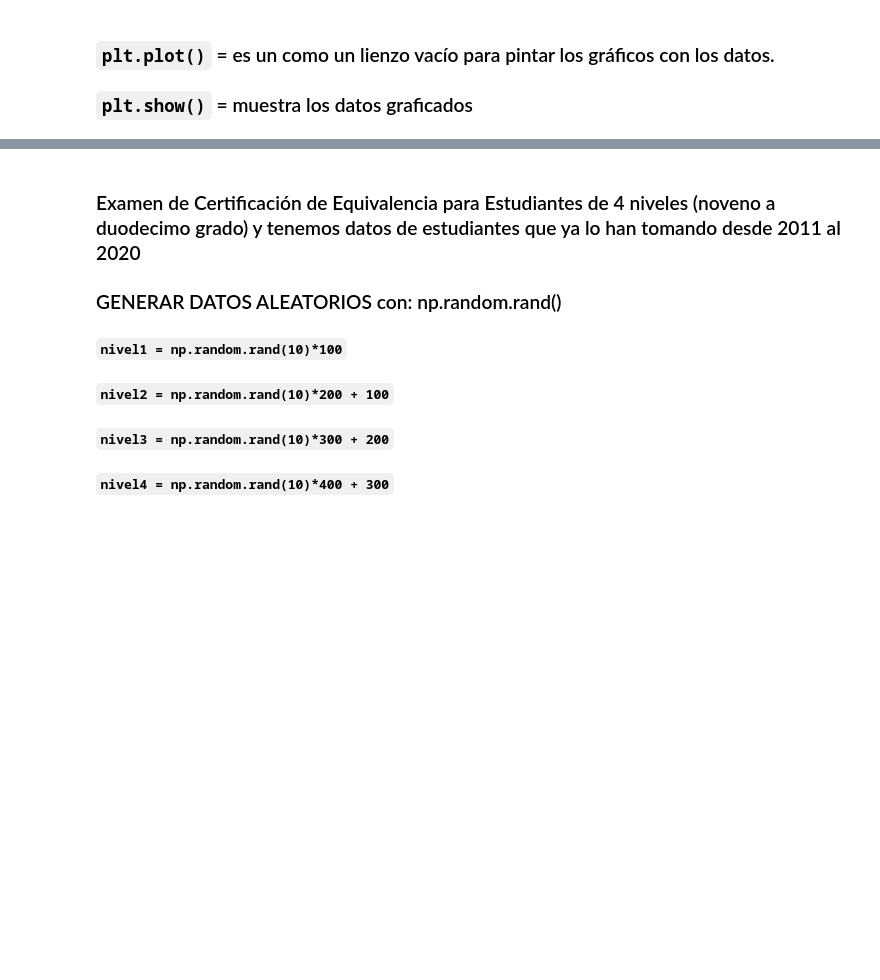
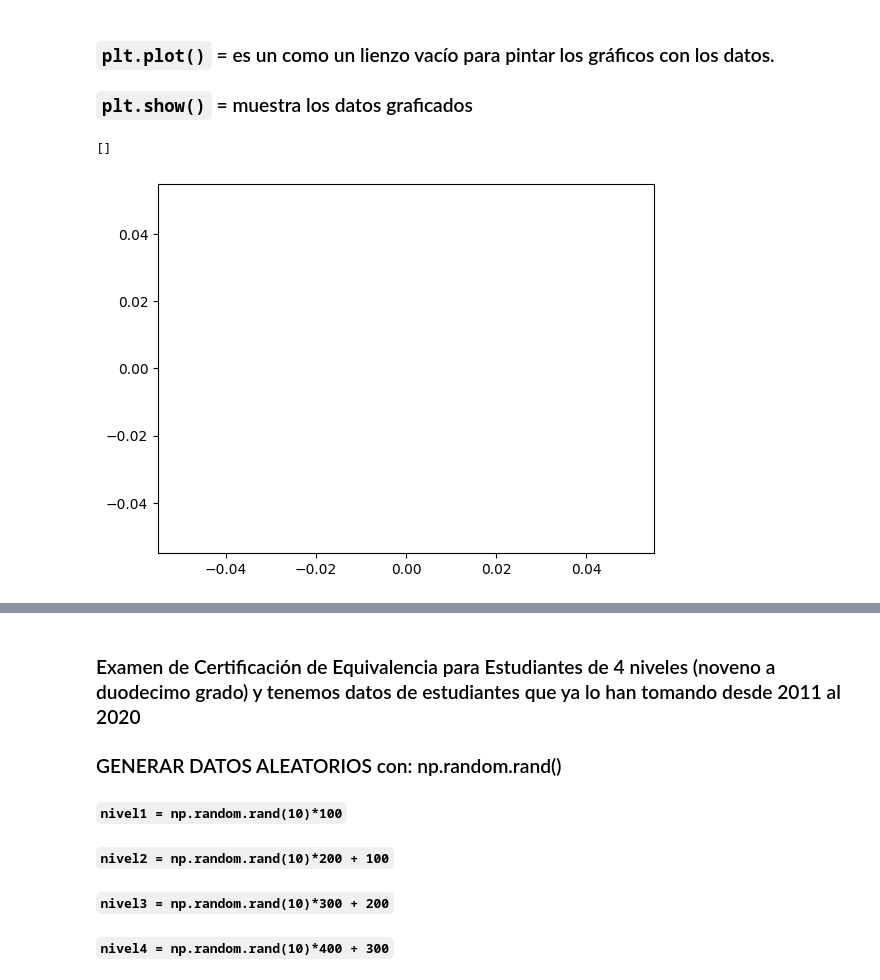
Before and after one commit to jserrataylor/cursoAI, a Jupyter notebook: Graficos_y_Figuras_con_matplotlib.ipynb, the cells around one changed output, grey strips where cells are left out. Drawn from its saved outputs; the diff is of its cells as text; code cells hidden in the pictures; blank space fills up the shorter version.

```diff
--- a/Graficos_y_Figuras_con_matplotlib.ipynb
+++ b/Graficos_y_Figuras_con_matplotlib.ipynb
@@ -84,6 +84,13 @@ Estas personalizaciones se realizarán dentro de los paréntesis. Por ejemplo, `
 # %% [markdown]
 ### `plt.plot()` = es un como un lienzo vacío para pintar los gráficos con los datos.
 ### `plt.show()` = muestra los datos graficados
+# %%
+import matplotlib.pyplot as plt
+
+plt.plot()
+# %% [output]
+[]
+[figure, added]
 # %%
 #plt.pie(y) # Grafica de pie
 #plt.bar(x, z) # Graficas de barras
```
Also changed, not shown: parts of 4 cells of this notebook.
